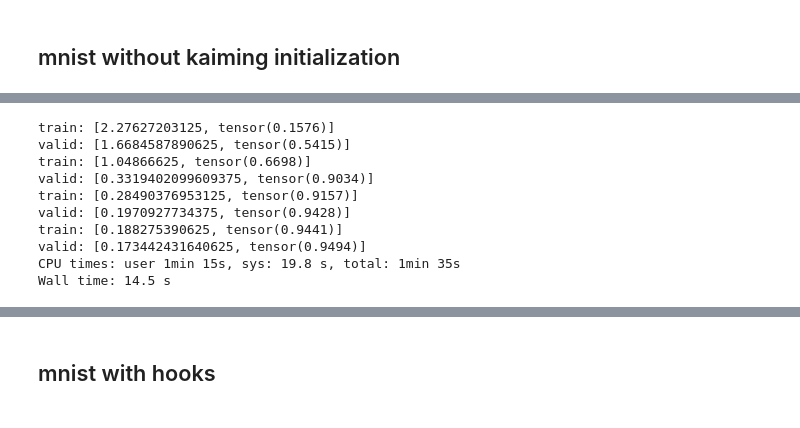
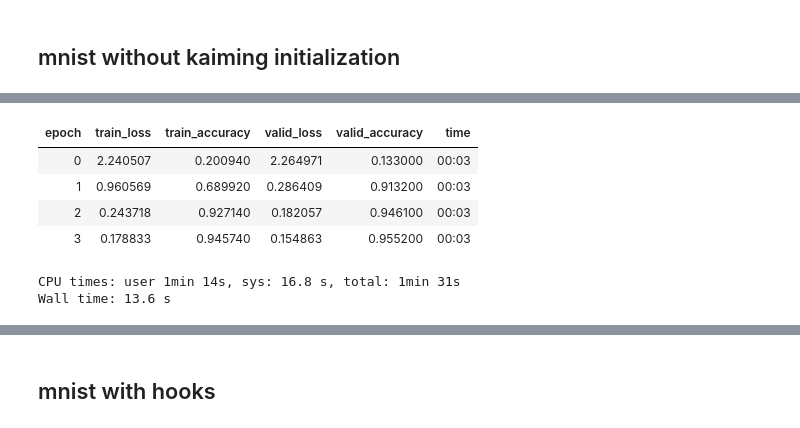
Before and after one commit to kasparlund/core_ai, a Jupyter notebook: source/mnist_initi_batchnorm.ipynb, the cells around one changed output, grey strips where cells are left out. Drawn from its saved outputs; the diff is of its cells as text; code cells hidden in the pictures.

```diff
--- a/source/mnist_initi_batchnorm.ipynb
+++ b/source/mnist_initi_batchnorm.ipynb
@@ -77,8 +79,8 @@ learn.find_subcription_by_cls(LR_Finder).plot_loss(0,5),plt.show()
 (None, None)
 # %%
 #Training: create model again because current LRFInd does not restore settings in model and opt
-cbfs      = cbfs_base.copy()+[Recorder, partial(AvgStatsCallback,[accuracy])]
-model     = get_cnn_model(layers_sizes, in_features, out_features, partial(conv_layer,bn=False) )
-learn     = Learner( model, data, loss_func,opt=SGD(sched,max_lr=0.5, max_wd=1e-3), cb_funcs=cbfs)
+cbfs  = cbfs_base.copy()+[Recorder, partial(AvgStatsCallback,[accuracy])]
+model = get_cnn_model(layers_sizes, data.c_in, data.c_out, partial(conv_layer,bn=False) )
+learn = Learner( model, data, loss_func,opt=SGD(sched,max_lr=0.5, max_wd=1e-3), cb_funcs=cbfs)
 %time learn.fit(4)
 # %% [output]
@@ -86,13 +87,10 @@ learn     = Learner( model, data, loss_func,opt=SGD(sched,max_lr=0.5, max_wd=1e-
+| epoch | train_loss | train_accuracy | valid_loss | valid_accuracy | time |
+| 0 | 2.240507 | 0.200940 | 2.264971 | 0.133000 | 00:03 |
+| 1 | 0.960569 | 0.689920 | 0.286409 | 0.913200 | 00:03 |
+| 2 | 0.243718 | 0.927140 | 0.182057 | 0.946100 | 00:03 |
+| 3 | 0.178833 | 0.945740 | 0.154863 | 0.955200 | 00:03 |
-train: [2.27627203125, tensor(0.1576)]
-valid: [1.6684587890625, tensor(0.5415)]
-train: [1.04866625, tensor(0.6698)]
-valid: [0.3319402099609375, tensor(0.9034)]
-train: [0.28490376953125, tensor(0.9157)]
-valid: [0.1970927734375, tensor(0.9428)]
-train: [0.188275390625, tensor(0.9441)]
-valid: [0.173442431640625, tensor(0.9494)]
-CPU times: user 1min 15s, sys: 19.8 s, total: 1min 35s
-Wall time: 14.5 s
+CPU times: user 1min 14s, sys: 16.8 s, total: 1min 31s
+Wall time: 13.6 s
 # %%
 learn.find_subcription_by_cls(Recorder).plot_loss(),plt.show()
 learn.find_subcription_by_cls(Recorder).plot_lr(),plt.show()
```
Also changed, not shown: parts of 9 cells of this notebook, 5 other files.
